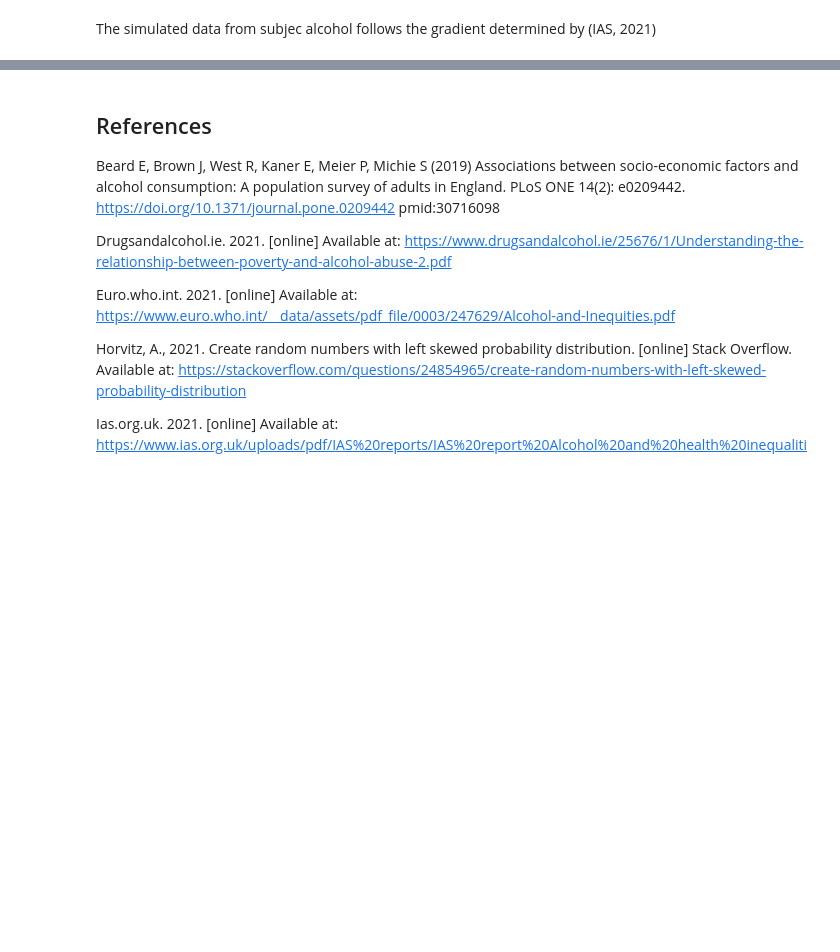
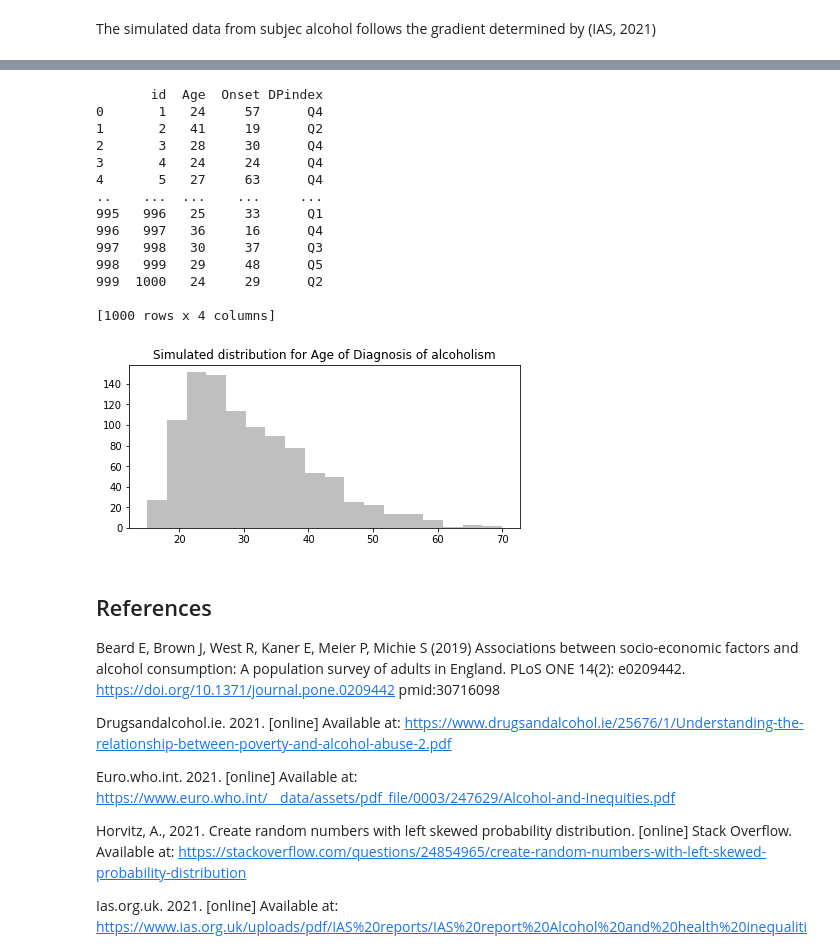
Before and after one commit to Jonish99/PDA-project21, a Jupyter notebook: GMIT_PDA_project21.ipynb, the cells around one changed output, grey strips where cells are left out. Cells and saved outputs as stored; diff of their text form; code cells hidden in the pictures; blank space fills up the shorter version.

```diff
--- a/GMIT_PDA_project21.ipynb
+++ b/GMIT_PDA_project21.ipynb
@@ -214,3 +224,54 @@ df_dataset['DPindex'] = DPs
+# %%
+def dianosisAge(onset):
+
+    maxValue = 70# max age
+    minAge = onset
+    skewness = 8   #positive values are right skewed.
+
+    #scipy to skew a nomral set of number to the right
+    age = skewnorm.rvs(a = skewness,loc=maxValue, size=1)  #Skewnorm function
+
+    ages = age - min(age)
+    ages = age / max(age)                         #Standadize all the values between 0 and 1.
+
+    age = age * (maxValue-minAge)+minAge         #Multiply the standardized values by the maximum value.
+
+    age = age.astype(int)                        #Convert floats to int for ages
+    return age
+# %%
+
+for ind in df_dataset.index:
+
+    #print(df_dataset['Onset'][ind])
+    a = dianosisAge(df_dataset['Onset'][ind])
+
+
+    #df_dataset.at[ind,'Age'] = a
+
+
+
+
+print (df_dataset)
+#show skewed histogram
+plt.hist(df_dataset['Age'], bins=18, density=False, color = 'grey', alpha=0.5)
+plt.title("Simulated distribution for Age of Diagnosis of alcoholism")
+plt.show()
+# %% [output]
+       id  Age  Onset DPindex
+0       1   24     57      Q4
+1       2   41     19      Q2
+2       3   28     30      Q4
+3       4   24     24      Q4
+4       5   27     63      Q4
+..    ...  ...    ...     ...
+995   996   25     33      Q1
+996   997   36     16      Q4
+997   998   30     37      Q3
+998   999   29     48      Q5
+999  1000   24     29      Q2
+
+[1000 rows x 4 columns]
+[figure, added]
 # %% [markdown]
 ## References
 
```
Also changed, not shown: parts of 13 cells of this notebook.
